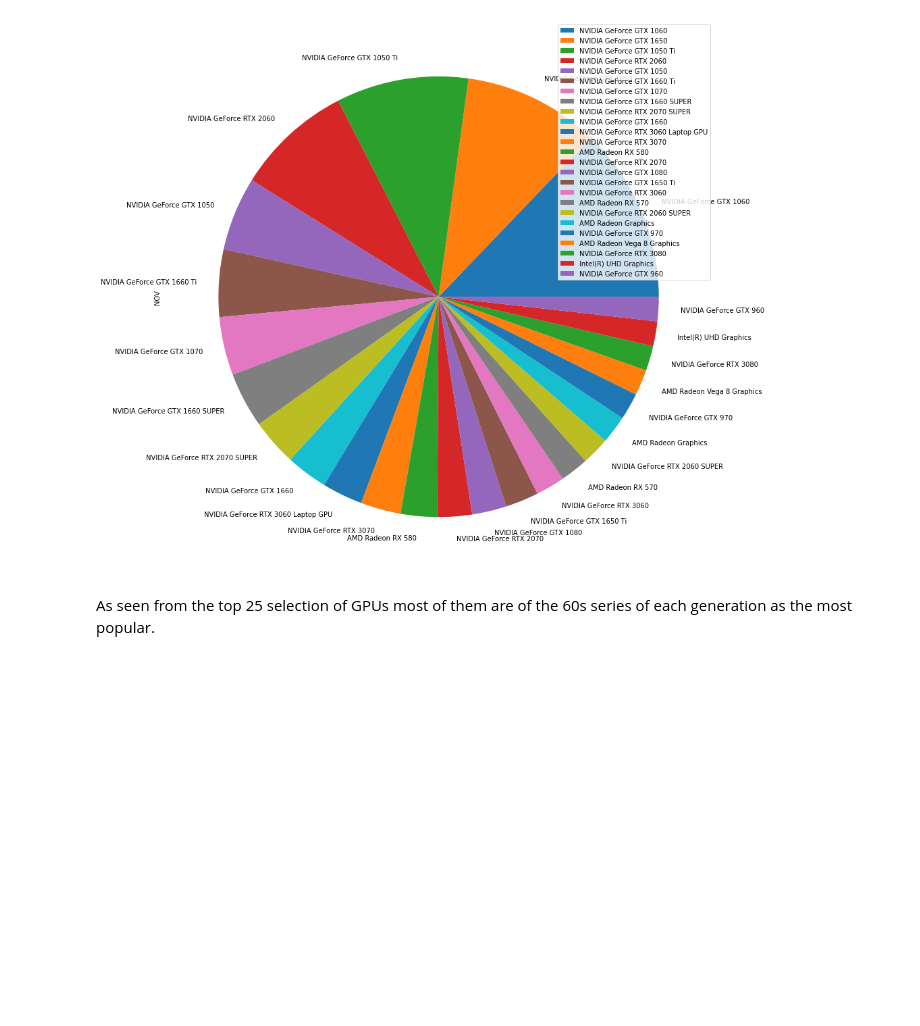
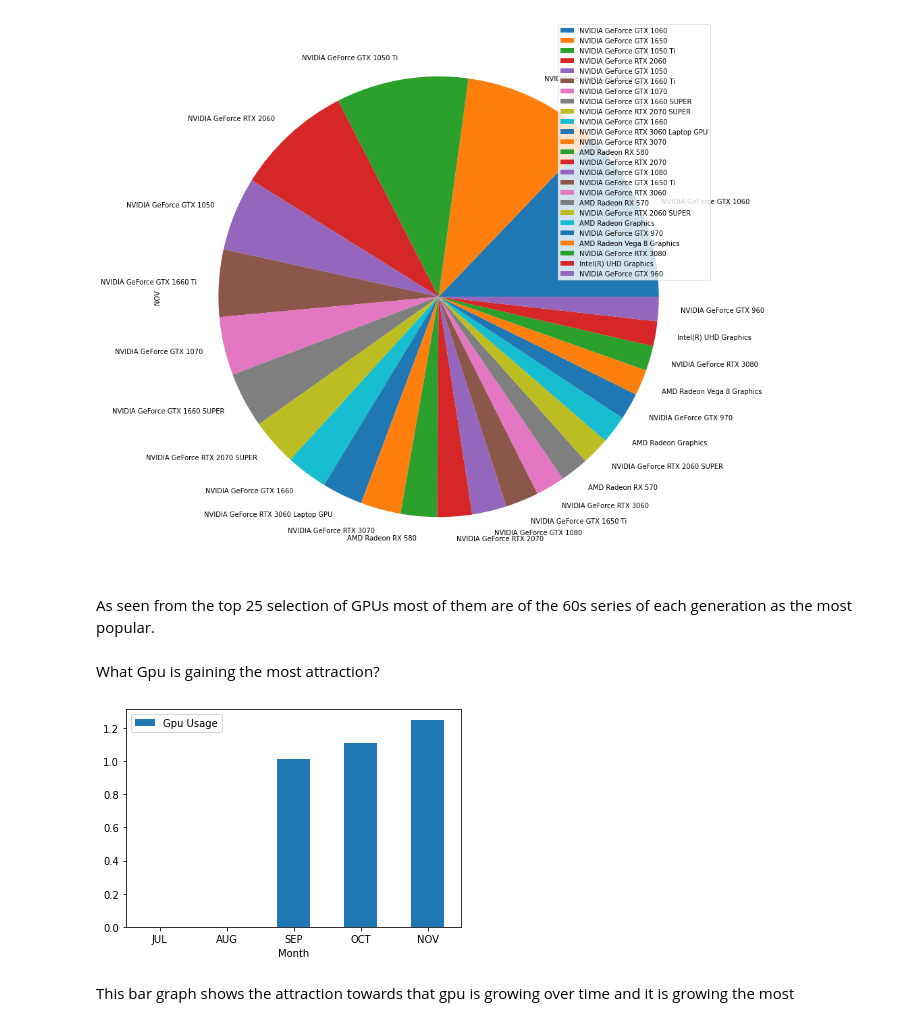
Before and after one commit to jDinhBC/Steam-Data-Scraper-Project, a Jupyter notebook: steam-scraper.ipynb, the cells around one changed output. Saved outputs shown, nothing was run; the diff lists cells and outputs as text; code cells hidden in the pictures; blank space fills up the shorter version.

```diff
--- a/steam-scraper.ipynb
+++ b/steam-scraper.ipynb
@@ -187,3 +187,14 @@ plot = df_plot.head(25).plot.pie(y=months[4], figsize=(15,15))
 [figure]
 # %% [markdown]
 As seen from the top 25 selection of GPUs most of them are of the 60s series of each generation as the most popular.
+# %% [markdown]
+What Gpu is gaining the most attraction?
+# %%
+# reusing difference column
+df_plotting = df_copy2.loc[ df_copy2['Difference'] == df_copy2['Difference'].min()]
+plot_df = pd.DataFrame({'Month':[months[0],months[1],months[2],months[3],months[4]],'Gpu Usage':[df_plotting[months[0]].values[0], df_plotting[months[1]].values[0], df_plotting[months[2]].values[0], df_plotting[months[3]].values[0], df_plotting[months[4]].values[0]]})
+plot2 = plot_df.plot.bar(x='Month', y='Gpu Usage', rot=0)
+# %% [output]
+[figure, added]
+# %% [markdown]
+This bar graph shows the attraction towards that gpu is growing over time and it is growing the most
```
Also changed, not shown: parts of 5 cells of this notebook.
